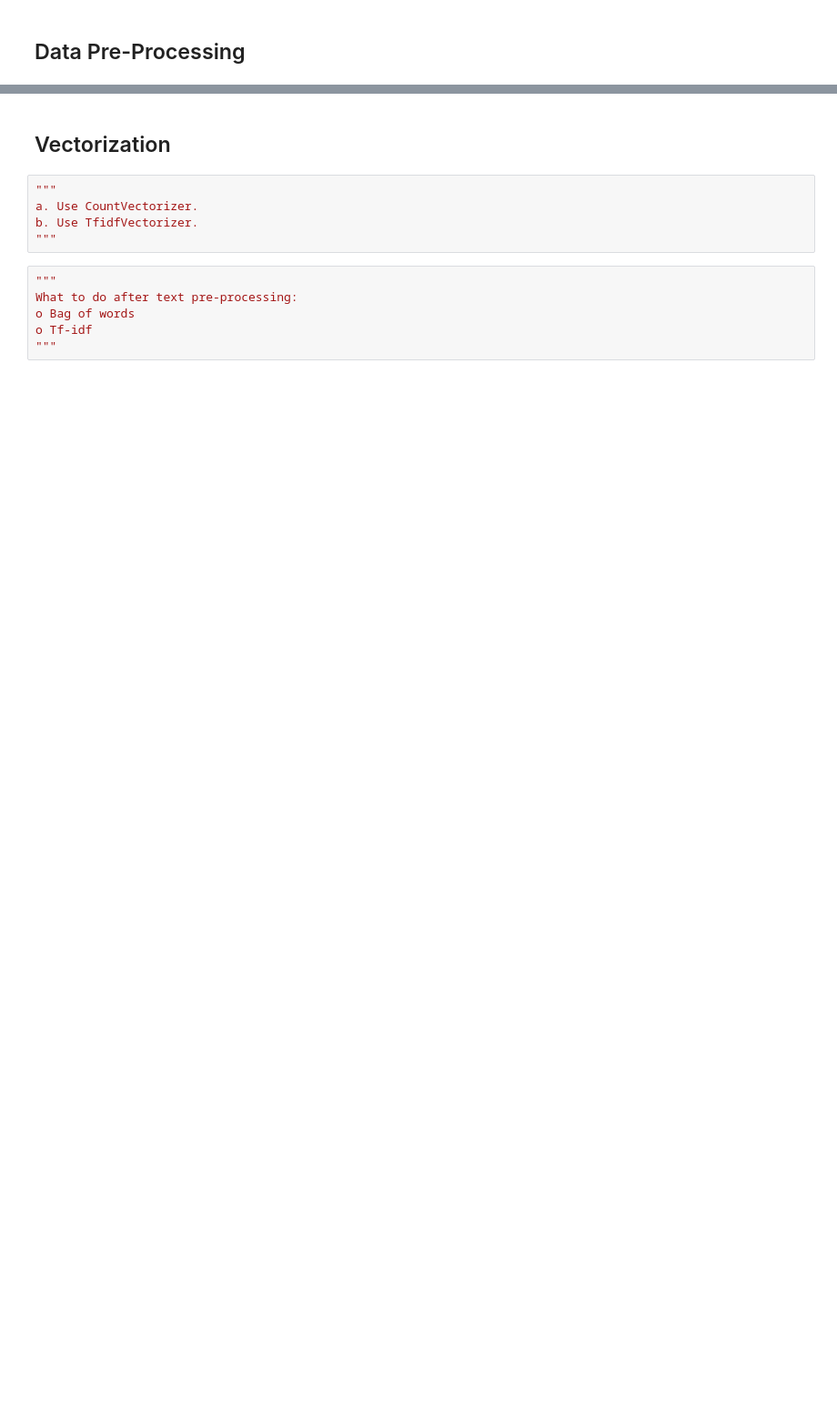
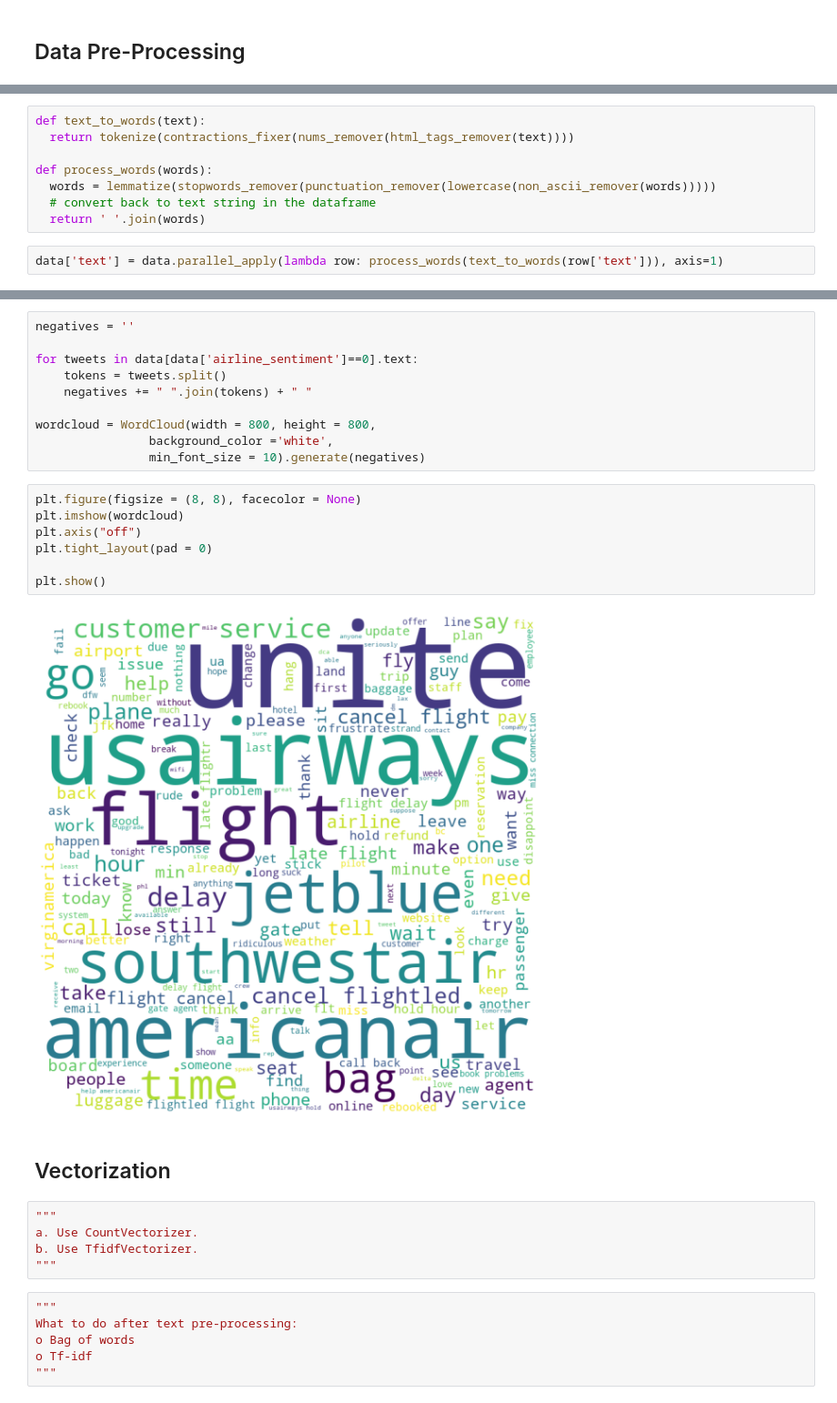
Before and after one commit to lauren-alexandra/airline-sentiment, a Jupyter notebook: AirlineSentimentAnalysis.ipynb, the cells around one changed output, grey strips where cells are left out. Shown at 91% size. Saved outputs shown, nothing was run; the diff lists cells and outputs as text; blank space fills up the shorter version.

Commit message:
pre-process

```diff
--- a/AirlineSentimentAnalysis.ipynb
+++ b/AirlineSentimentAnalysis.ipynb
@@ -137,0 +180,10 @@ h. Print first 5 rows of data after pre-processing.
+# %%
+def text_to_words(text):
+  return tokenize(contractions_fixer(nums_remover(html_tags_remover(text))))
+
+def process_words(words):
+  words = lemmatize(stopwords_remover(punctuation_remover(lowercase(non_ascii_remover(words)))))
+  # convert back to text string in the dataframe
+  return ' '.join(words)
+# %%
+data['text'] = data.parallel_apply(lambda row: process_words(text_to_words(row['text'])), axis=1)
@@ -138,3 +199,22 @@ h. Print first 5 rows of data after pre-processing.
+# %%
+negatives = ''
+
+for tweets in data[data['airline_sentiment']==0].text:
+    tokens = tweets.split()
+    negatives += " ".join(tokens) + " "
+
+wordcloud = WordCloud(width = 800, height = 800,
+                background_color ='white',
+                min_font_size = 10).generate(negatives)
+# %%
+plt.figure(figsize = (8, 8), facecolor = None)
+plt.imshow(wordcloud)
+plt.axis("off")
+plt.tight_layout(pad = 0)
+
+plt.show()
+# %% [output]
+[figure, added]
 # %% [markdown]
 ## Vectorization
 # %%
```
Also changed, not shown: parts of 10 cells of this notebook.
